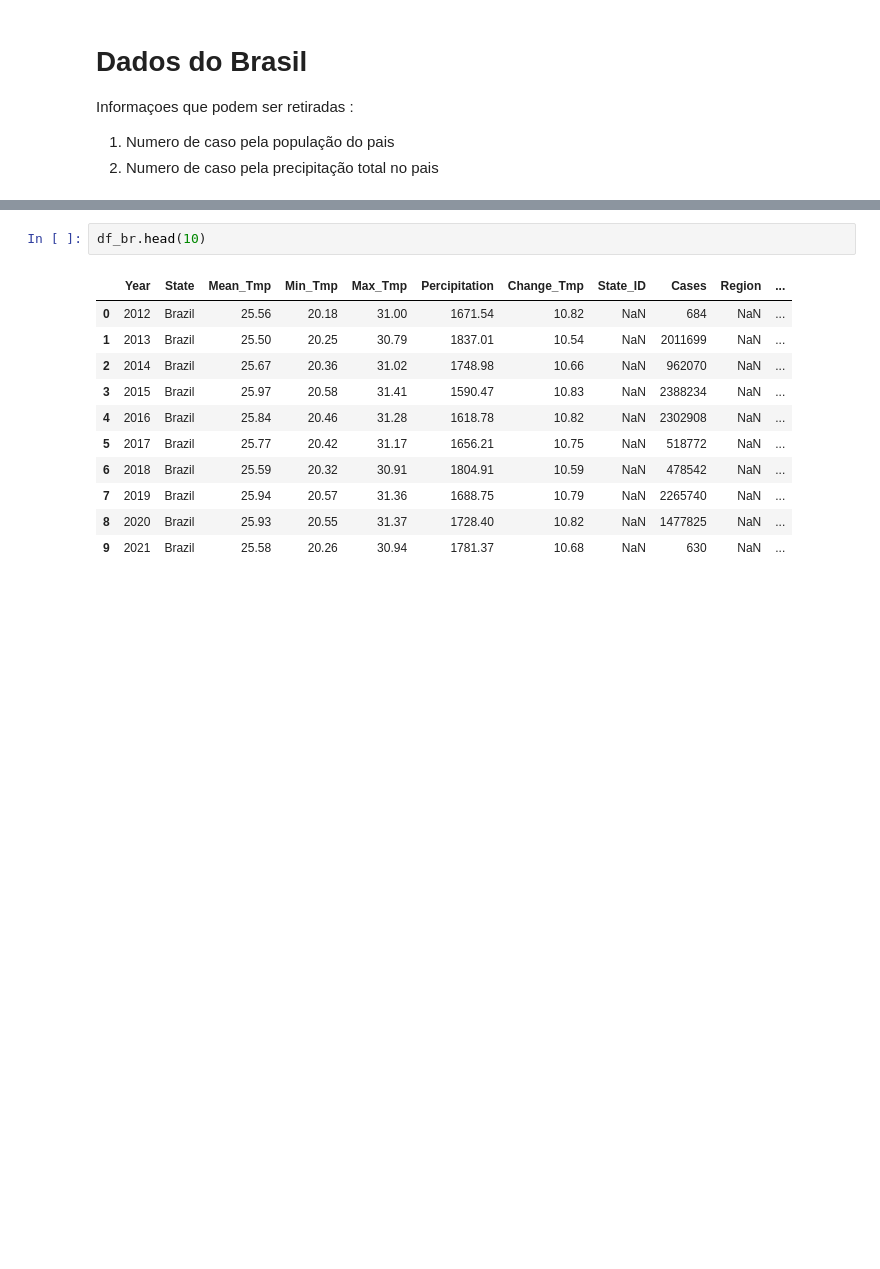
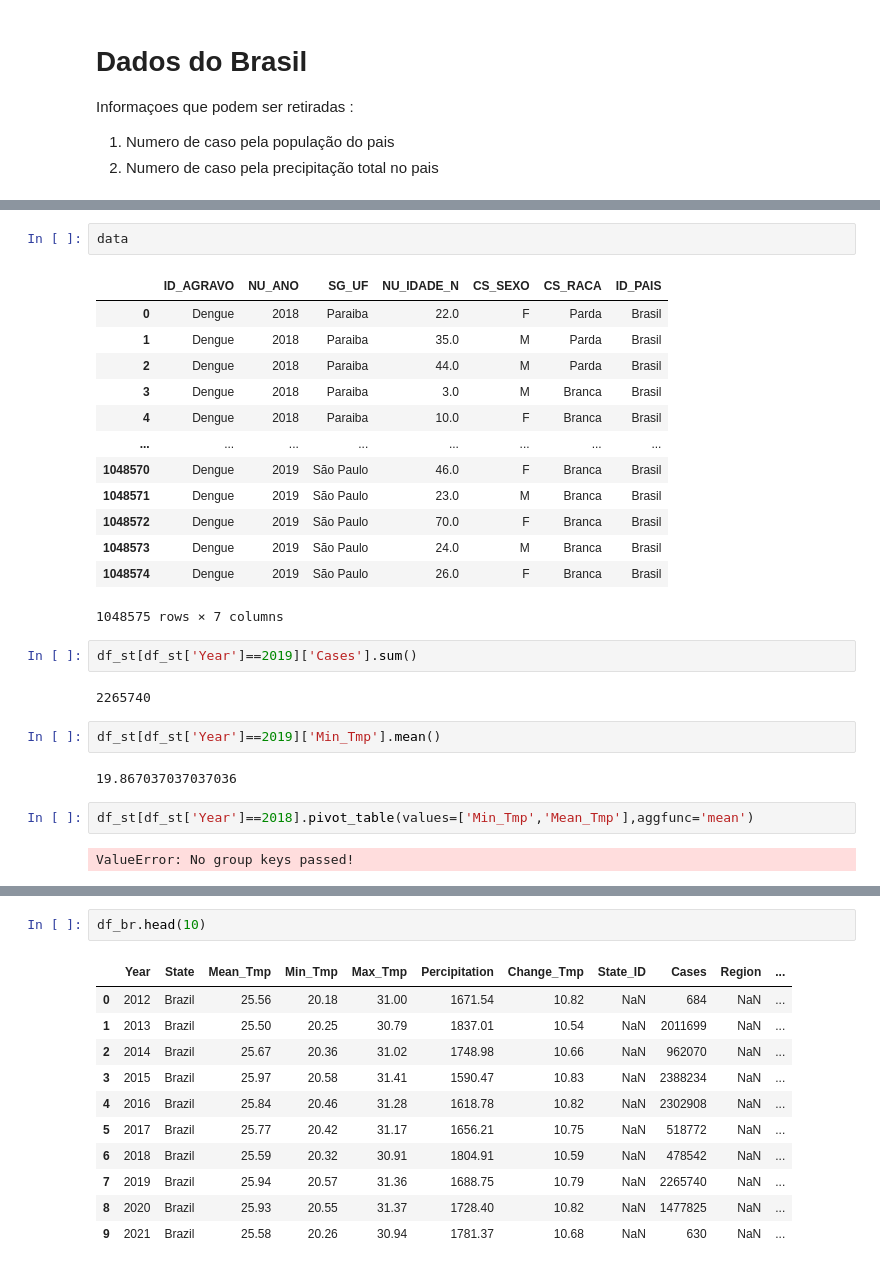
Before and after one commit to DeboraAGomes/python---projeto-ada---EDA-sobre-dengue, a Jupyter notebook: Projeto.ipynb, the cells around one changed output, grey strips where cells are left out. Saved outputs shown, nothing was run; the diff lists cells and outputs as text; blank space fills up the shorter version.

```diff
--- a/Projeto.ipynb
+++ b/Projeto.ipynb
@@ -19,0 +37,28 @@ df_br = pd.read_csv('./Brazil_Dengue_Model_Data_w_pop.csv')
+# %%
+data
+# %% [output]
+|  | ID_AGRAVO | NU_ANO | SG_UF | NU_IDADE_N | CS_SEXO | CS_RACA | ID_PAIS |
+| 0 | Dengue | 2018 | Paraiba | 22.0 | F | Parda | Brasil |
+| 1 | Dengue | 2018 | Paraiba | 35.0 | M | Parda | Brasil |
+| 2 | Dengue | 2018 | Paraiba | 44.0 | M | Parda | Brasil |
+| 3 | Dengue | 2018 | Paraiba | 3.0 | M | Branca | Brasil |
+| 4 | Dengue | 2018 | Paraiba | 10.0 | F | Branca | Brasil |
+| ... | ... | ... | ... | ... | ... | ... | ... |
+| 1048570 | Dengue | 2019 | São Paulo | 46.0 | F | Branca | Brasil |
+| 1048571 | Dengue | 2019 | São Paulo | 23.0 | M | Branca | Brasil |
+| 1048572 | Dengue | 2019 | São Paulo | 70.0 | F | Branca | Brasil |
+| 1048573 | Dengue | 2019 | São Paulo | 24.0 | M | Branca | Brasil |
+| 1048574 | Dengue | 2019 | São Paulo | 26.0 | F | Branca | Brasil |
+1048575 rows × 7 columns
+# %%
+df_st[df_st['Year']==2019]['Cases'].sum()
+# %% [output]
+2265740
+# %%
+df_st[df_st['Year']==2019]['Min_Tmp'].mean()
+# %% [output]
+19.867037037037036
+# %%
+df_st[df_st['Year']==2018].pivot_table(values=['Min_Tmp','Mean_Tmp'],aggfunc='mean')
+# %% [output]
+ValueError: No group keys passed!
```
Also changed, not shown: parts of 7 cells of this notebook, 1 other file.
